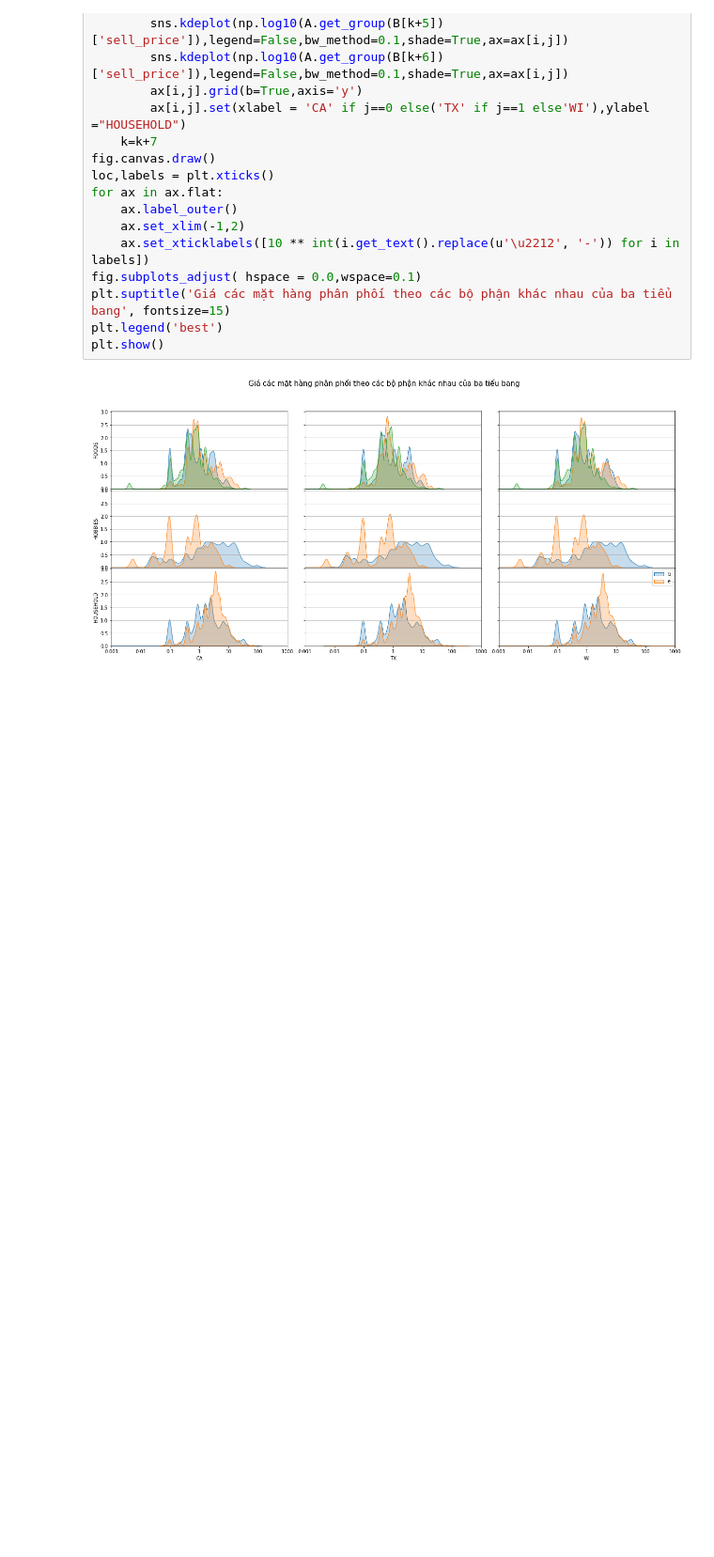
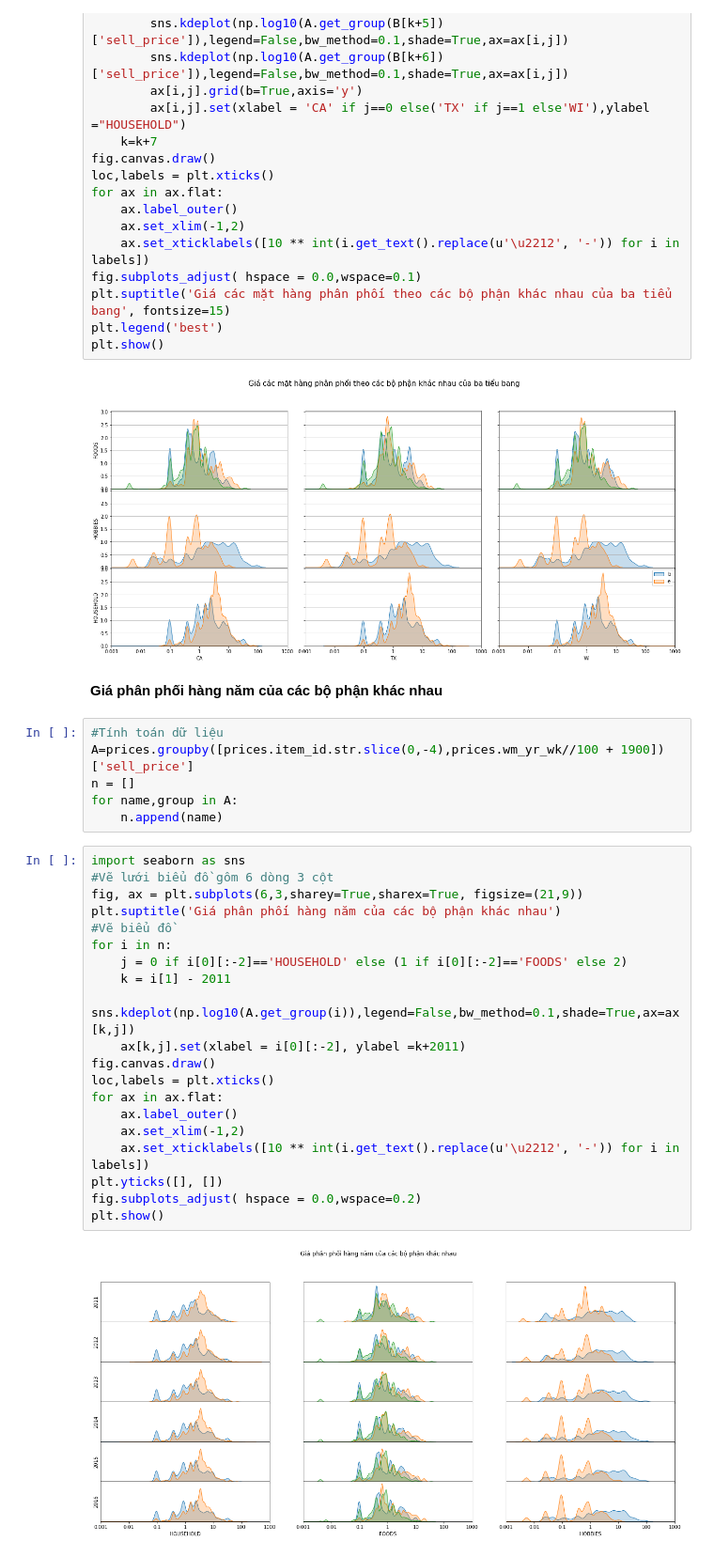
Before and after one commit to HienNguyenMinh/PythonAssignment, a Jupyter notebook: BaiTap2.ipynb, the cells around one changed output. Shown at 94% size. Saved outputs shown, nothing was run; the diff lists cells and outputs as text; blank space fills up the shorter version.

```diff
--- a/BaiTap2.ipynb
+++ b/BaiTap2.ipynb
@@ -668,3 +668,33 @@ plt.legend('best')
 plt.show()
 # %% [output]
 [figure]
+# %% [markdown]
+**Giá phân phối hàng năm của các bộ phận khác nhau**
+# %%
+#Tính toán dữ liệu
+A=prices.groupby([prices.item_id.str.slice(0,-4),prices.wm_yr_wk//100 + 1900])['sell_price']
+n = []
+for name,group in A:
+    n.append(name)
+# %%
+import seaborn as sns
+#Vẽ lưới biểu đồ gôm 6 dòng 3 cột
+fig, ax = plt.subplots(6,3,sharey=True,sharex=True, figsize=(21,9))
+plt.suptitle('Giá phân phối hàng năm của các bộ phận khác nhau')
+#Vẽ biểu đồ
+for i in n:
+    j = 0 if i[0][:-2]=='HOUSEHOLD' else (1 if i[0][:-2]=='FOODS' else 2)
+    k = i[1] - 2011
+    sns.kdeplot(np.log10(A.get_group(i)),legend=False,bw_method=0.1,shade=True,ax=ax[k,j])
+    ax[k,j].set(xlabel = i[0][:-2], ylabel =k+2011)
+fig.canvas.draw()
+loc,labels = plt.xticks()
+for ax in ax.flat:
+    ax.label_outer()
+    ax.set_xlim(-1,2)
+    ax.set_xticklabels([10 ** int(i.get_text().replace(u'\u2212', '-')) for i in labels])
+plt.yticks([], [])
+fig.subplots_adjust( hspace = 0.0,wspace=0.2)
+plt.show()
+# %% [output]
+[figure, added]
```
Also changed, not shown: parts of 4 cells of this notebook.
